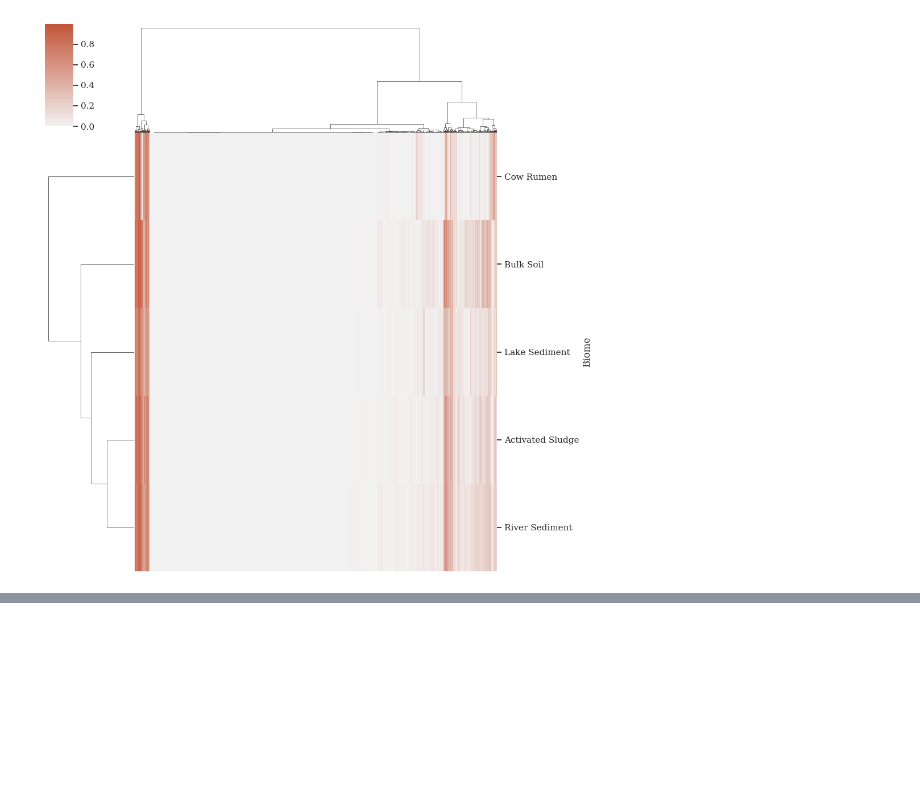
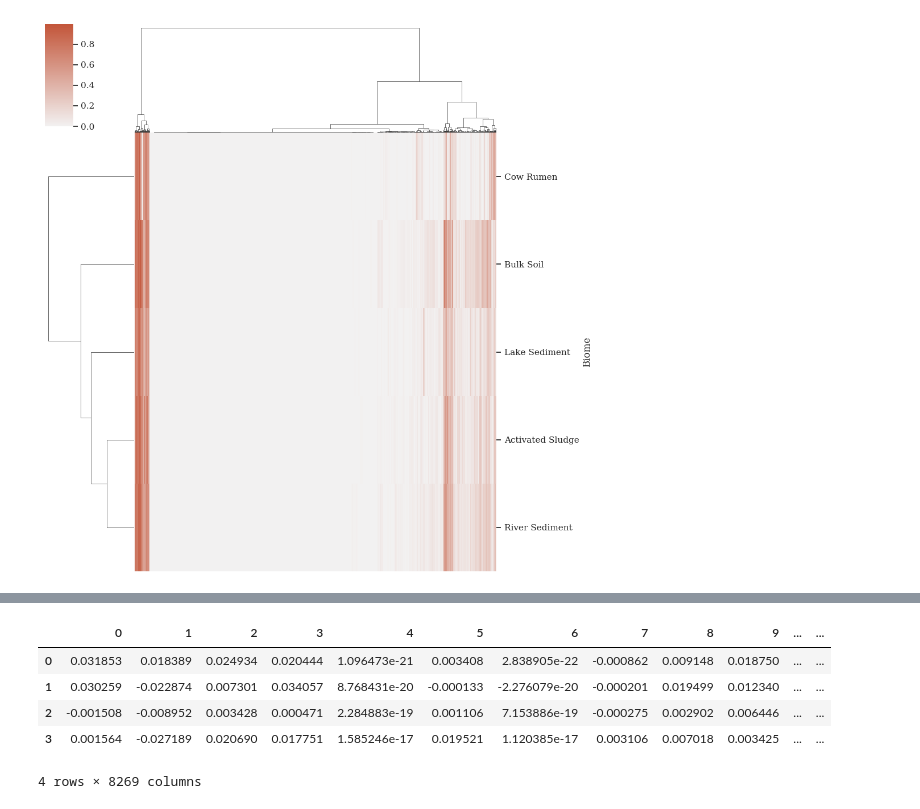
Before and after one commit to jtdocter27/EcoDr, a Jupyter notebook: EnCen/Figures for paper/figures.ipynb, the cells around one changed output, grey strips where cells are left out. Drawn from its saved outputs; the diff is of its cells as text; code cells hidden in the pictures; blank space fills up the shorter version.

```diff
--- a/EnCen/Figures for paper/figures.ipynb
+++ b/EnCen/Figures for paper/figures.ipynb
@@ -134,0 +158,10 @@ plt.legend(bbox_to_anchor=(1.05, 1), loc='upper left')
+# %%
+components = pd.DataFrame(pca_result.components_)
+components
+# %% [output]
+|  | 0 | 1 | 2 | 3 | 4 | 5 | 6 | 7 | 8 | 9 | ... | ... |
+| 0 | 0.031853 | 0.018389 | 0.024934 | 0.020444 | 1.096473e-21 | 0.003408 | 2.838905e-22 | -0.000862 | 0.009148 | 0.018750 | ... | ... |
+| 1 | 0.030259 | -0.022874 | 0.007301 | 0.034057 | 8.768431e-20 | -0.000133 | -2.276079e-20 | -0.000201 | 0.019499 | 0.012340 | ... | ... |
+| 2 | -0.001508 | -0.008952 | 0.003428 | 0.000471 | 2.284883e-19 | 0.001106 | 7.153886e-19 | -0.000275 | 0.002902 | 0.006446 | ... | ... |
+| 3 | 0.001564 | -0.027189 | 0.020690 | 0.017751 | 1.585246e-17 | 0.019521 | 1.120385e-17 | 0.003106 | 0.007018 | 0.003425 | ... | ... |
+4 rows × 8269 columns
```
Also changed, not shown: parts of 10 cells of this notebook.
